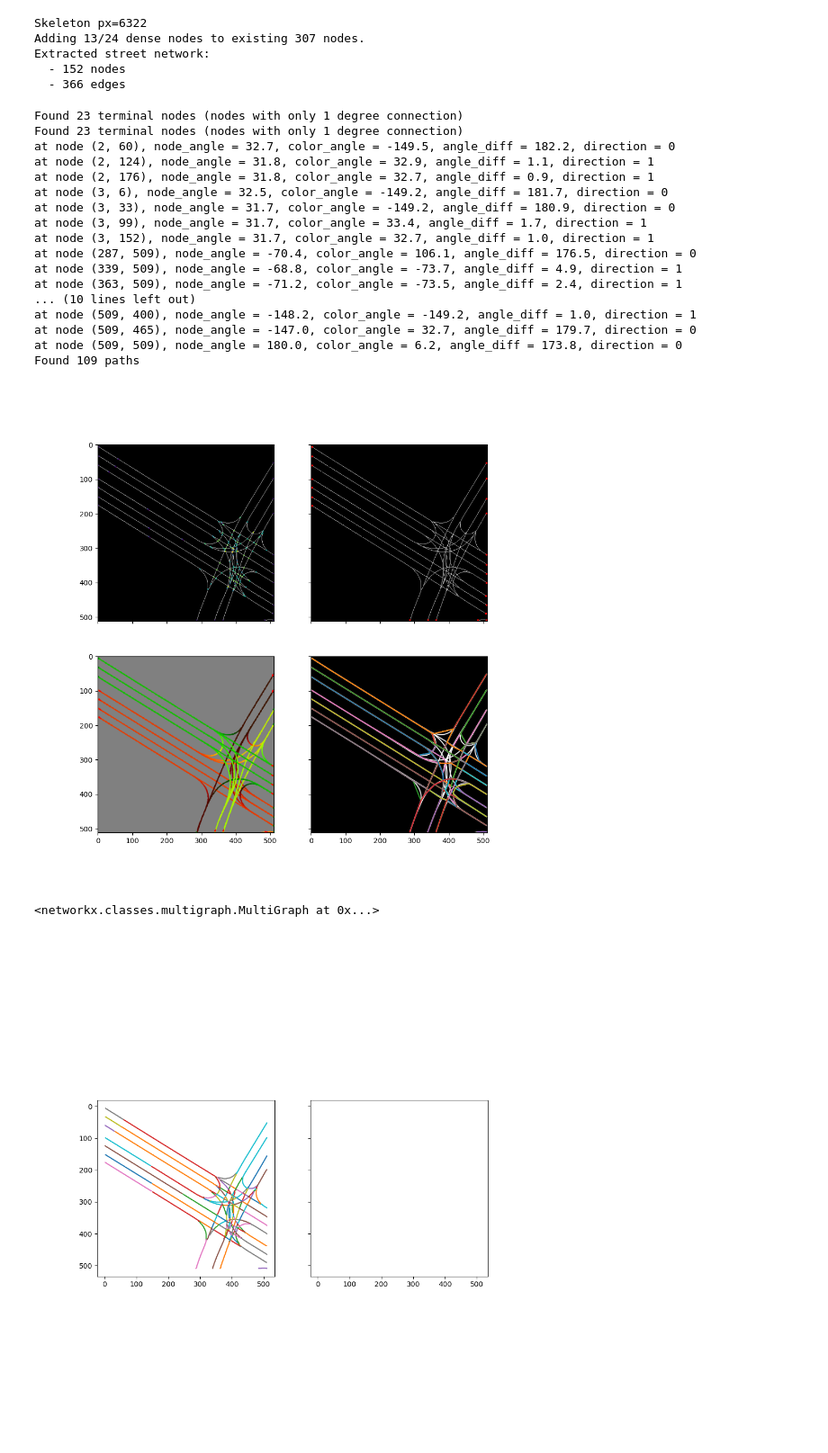
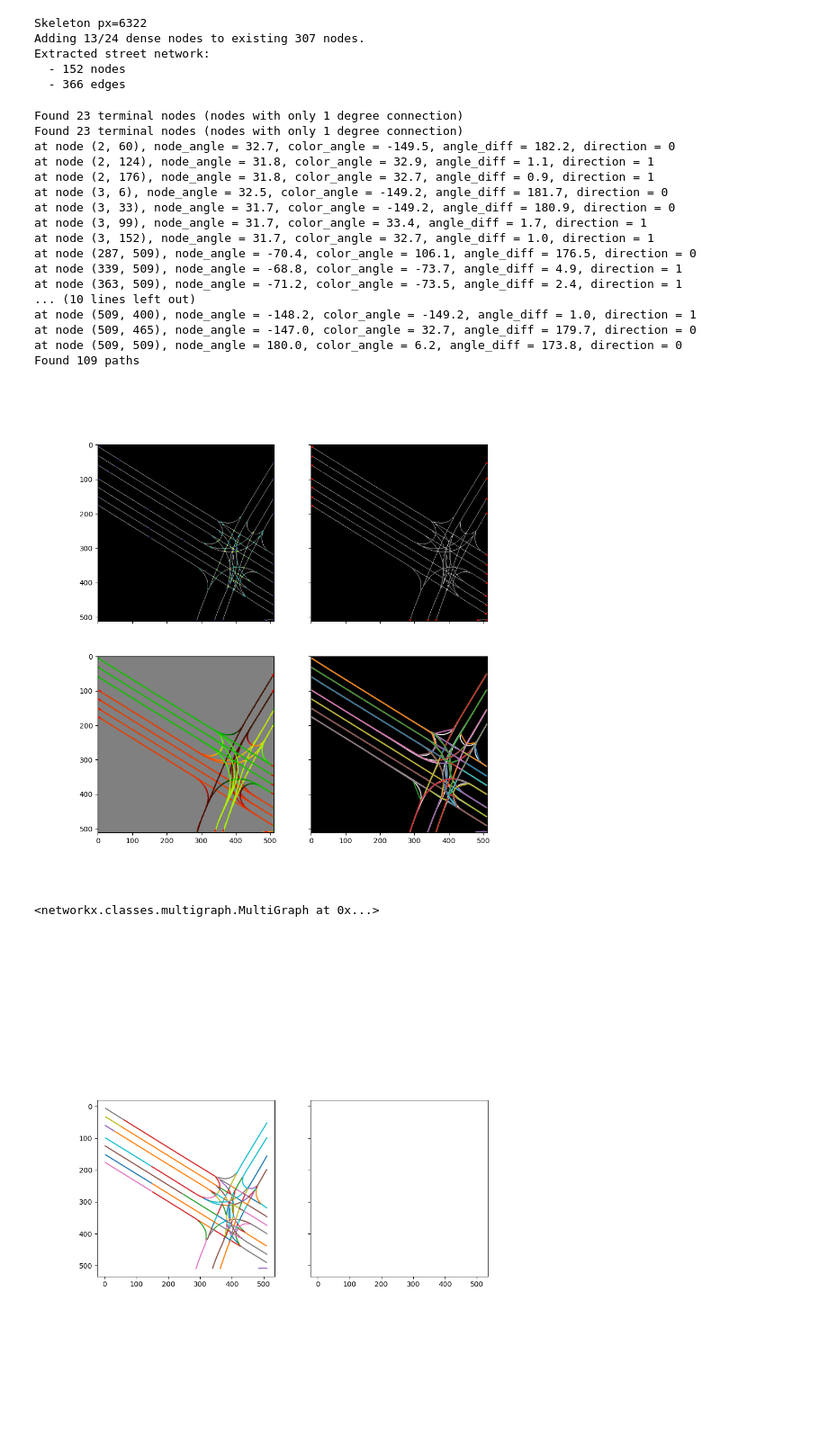
Before and after one commit to Excitablecell/extract-raster-network, a Jupyter notebook: extract_lanes.ipynb, the cells around one changed output. Shown: that part at 90% size. Cells and saved outputs as stored; diff of their text form; code cells hidden in the pictures.

Commit message:
feat: add edge weight

```diff
--- a/extract_lanes.ipynb
+++ b/extract_lanes.ipynb
@@ -128,7 +128,7 @@ def find_paths_among_terminals(graph: nx.Graph, inlets: np.ndarray, outlets: np.
     for n1 in inlets:
         for n2 in outlets:
             if nx.has_path(graph, source=n1, target=n2):
-                path = nx.shortest_path(graph, n1, n2, weight=None, method='dijkstra')
+                path = nx.shortest_path(graph, n1, n2, weight='d', method='dijkstra')
                 # print(f'From {n1} to {n2}: {path}')
                 if path_is_valid(path):
                     paths.append(np.array(path))
@@ -176,34 +176,34 @@ def connect_terminal_nodes(graph: nx.Graph) -> nx.Graph:
         axes[3].plot(xs, ys)
 
     axes[0].set_aspect('equal')
     axes[1].set_aspect('equal')
     axes[2].set_aspect('equal')
     axes[3].set_aspect('equal')
 
     plt.show()
 
     return graph
 
 connect_terminal_nodes(graph)
 # %% [output]
 Found 23 terminal nodes (nodes with only 1 degree connection)
 Found 23 terminal nodes (nodes with only 1 degree connection)
 at node (2, 60), node_angle = 32.7, color_angle = -149.5, angle_diff = 182.2, direction = 0
 at node (2, 124), node_angle = 31.8, color_angle = 32.9, angle_diff = 1.1, direction = 1
 at node (2, 176), node_angle = 31.8, color_angle = 32.7, angle_diff = 0.9, direction = 1
 at node (3, 6), node_angle = 32.5, color_angle = -149.2, angle_diff = 181.7, direction = 0
 at node (3, 33), node_angle = 31.7, color_angle = -149.2, angle_diff = 180.9, direction = 0
 at node (3, 99), node_angle = 31.7, color_angle = 33.4, angle_diff = 1.7, direction = 1
 at node (3, 152), node_angle = 31.7, color_angle = 32.7, angle_diff = 1.0, direction = 1
 at node (287, 509), node_angle = -70.4, color_angle = 106.1, angle_diff = 176.5, direction = 0
 at node (339, 509), node_angle = -68.8, color_angle = -73.7, angle_diff = 4.9, direction = 1
 at node (363, 509), node_angle = -71.2, color_angle = -73.5, angle_diff = 2.4, direction = 1
 ... (10 lines left out)
 at node (509, 400), node_angle = -148.2, color_angle = -149.2, angle_diff = 1.0, direction = 1
 at node (509, 465), node_angle = -147.0, color_angle = 32.7, angle_diff = 179.7, direction = 0
 at node (509, 509), node_angle = 180.0, color_angle = 6.2, angle_diff = 173.8, direction = 0
 Found 109 paths
-[figure, old version]
+[figure, new version]
 <networkx.classes.multigraph.MultiGraph at 0x...>
 # %%
 def plot_polylines(polylines: list) -> None:
```
